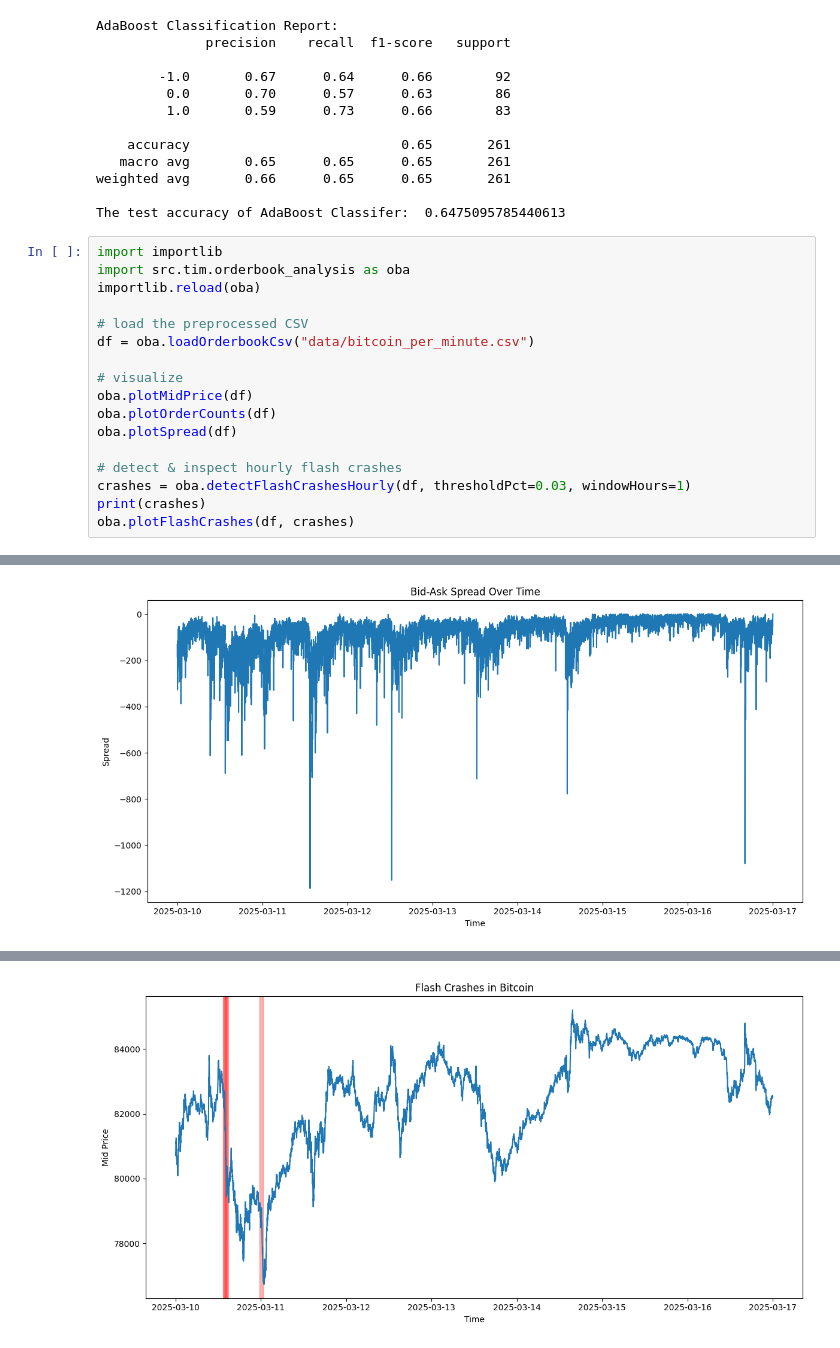
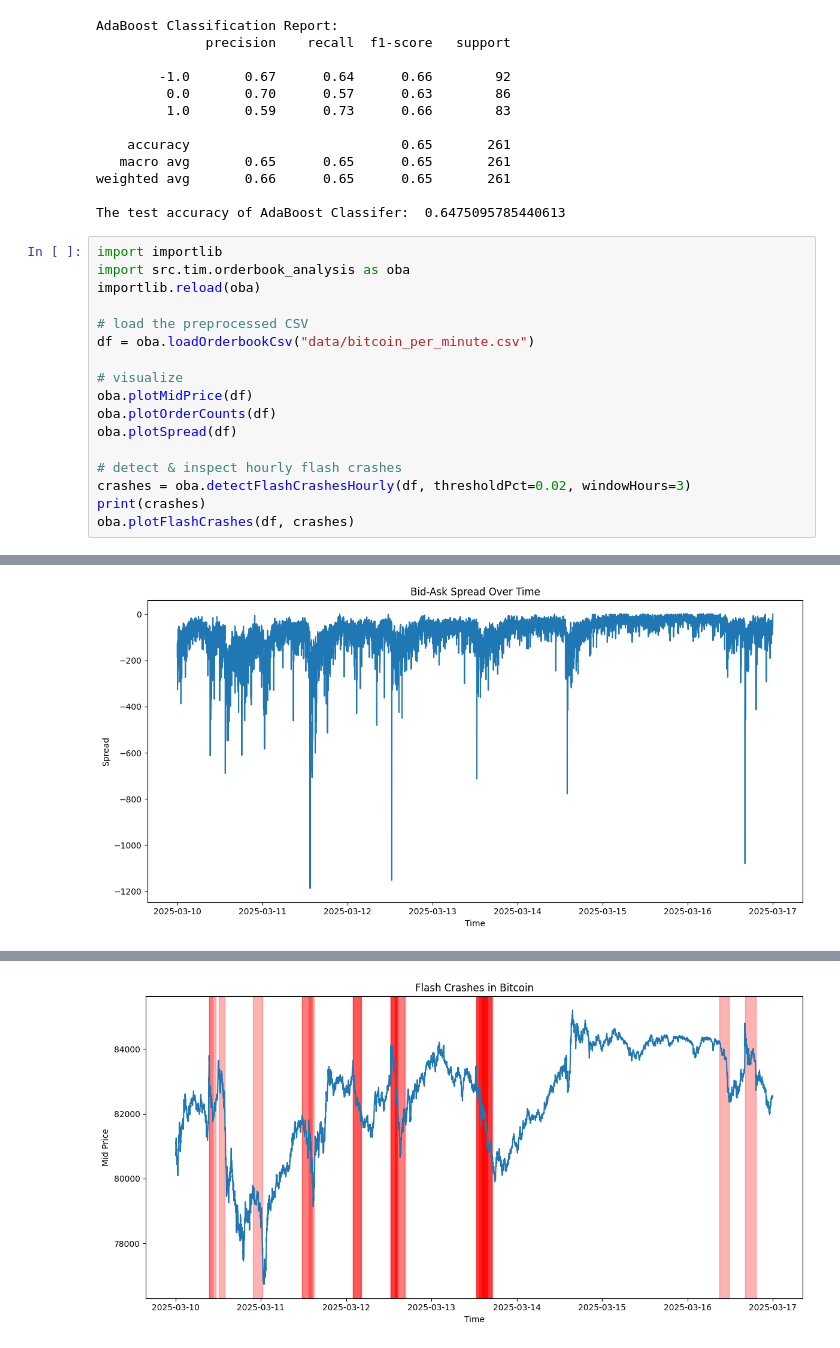
Before and after one commit to phanmtim/CDA_2025, a Jupyter notebook: crypto_crash.ipynb, the cells around one changed output, grey strips where cells are left out. Drawn from its saved outputs; the diff is of its cells as text.

```diff
--- a/crypto_crash.ipynb
+++ b/crypto_crash.ipynb
@@ -404,7 +404,7 @@ oba.plotOrderCounts(df)
 oba.plotSpread(df)
 
 # detect & inspect hourly flash crashes
-crashes = oba.detectFlashCrashesHourly(df, thresholdPct=0.03, windowHours=1)
+crashes = oba.detectFlashCrashesHourly(df, thresholdPct=0.02, windowHours=3)
 print(crashes)
 oba.plotFlashCrashes(df, crashes)
 # %% [output]
@@ -419 +431 @@ oba.plotFlashCrashes(df, crashes)
-[figure, old version]
+[figure, new version]
```
Also changed, not shown: parts of 3 cells of this notebook.
